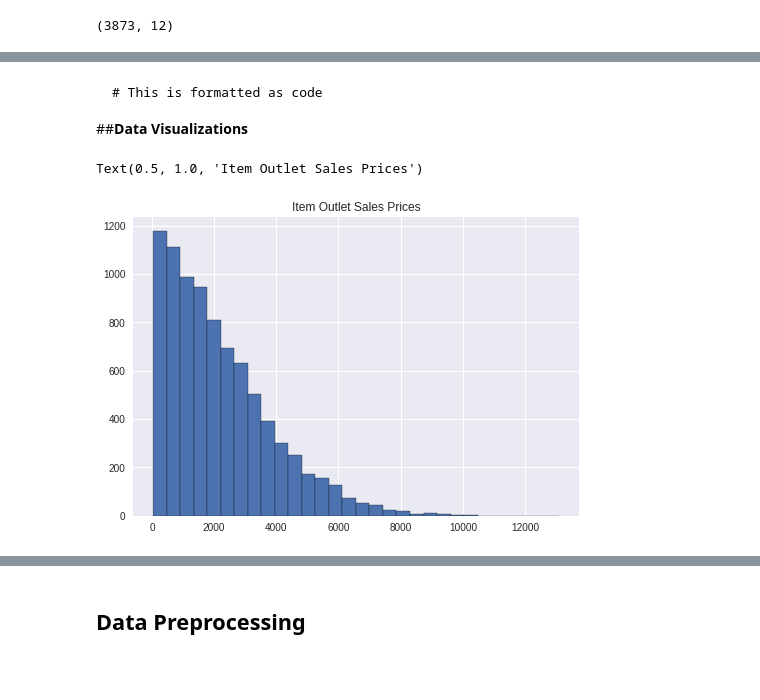
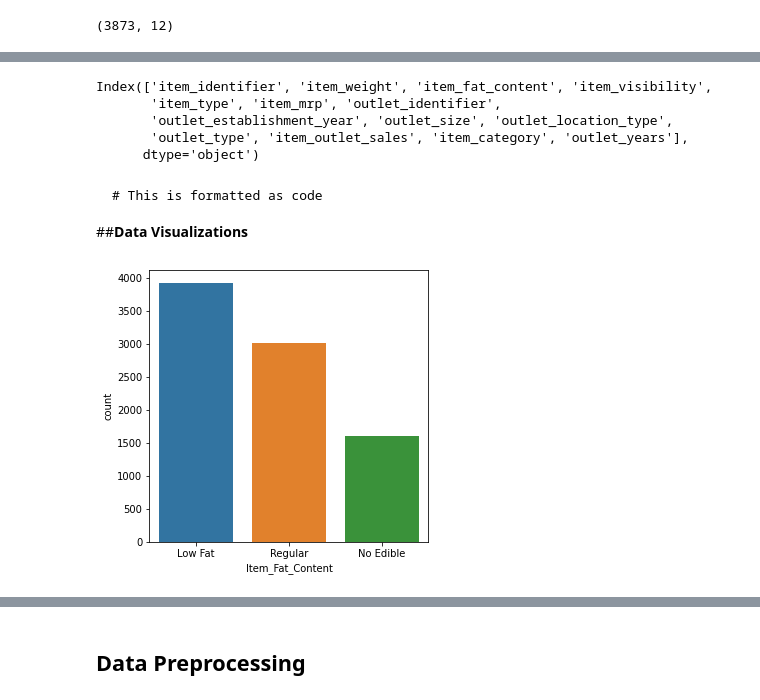
Before and after one commit to rimchristian/sales-prediction, a Jupyter notebook: salesprediction_prediction.ipynb, the cells around one changed output, grey strips where cells are left out. Saved outputs shown, nothing was run; the diff lists cells and outputs as text; code cells hidden in the pictures; blank space fills up the shorter version.

````diff
--- a/salesprediction_prediction.ipynb
+++ b/salesprediction_prediction.ipynb
@@ -226,3 +415,18 @@ df[df.isna().any(axis=1)].shape
+# %%
+# make a copy of the data
+clean_data = df.copy()
+
+# format column names to be lower-case
+new_col_names = [col.lower() for col in clean_data.columns]
+clean_data.columns = new_col_names
+
+clean_data.columns
+# %% [output]
+Index(['item_identifier', 'item_weight', 'item_fat_content', 'item_visibility',
+       'item_type', 'item_mrp', 'outlet_identifier',
+       'outlet_establishment_year', 'outlet_size', 'outlet_location_type',
+       'outlet_type', 'item_outlet_sales', 'item_category', 'outlet_years'],
+      dtype='object')
 # %% [markdown]
 
 
@@ -231,14 +435,12 @@ df[df.isna().any(axis=1)].shape
 ```
 
 ##**Data Visualizations**
-# %%
-plt.style.use('seaborn')
-df['Item_Outlet_Sales'].hist(bins=30,edgecolor='black')
-plt.ticklabel_format(useOffset=False)
-plt.title('Item Outlet Sales Prices')
-# %% [output]
-Text(0.5, 1.0, 'Item Outlet Sales Prices')
-[figure, removed]
+# %%
+plt.figure(figsize=(5,5))
+sns.countplot(x='Item_Fat_Content', data=df)
+plt.show()
+# %% [output]
+[figure, added]
 # %%
 #Maximum Retail Price Distribution - OOP with ax.set()
 fig, ax = plt.subplots(figsize=(8,4))
````
Also changed, not shown: parts of 85 cells of this notebook.
